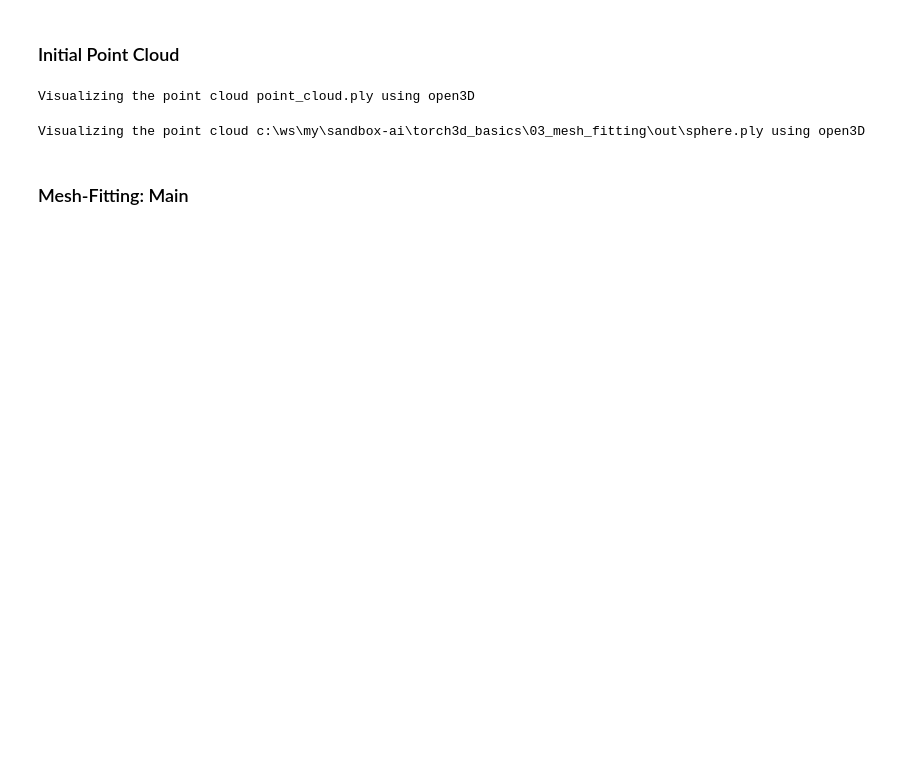
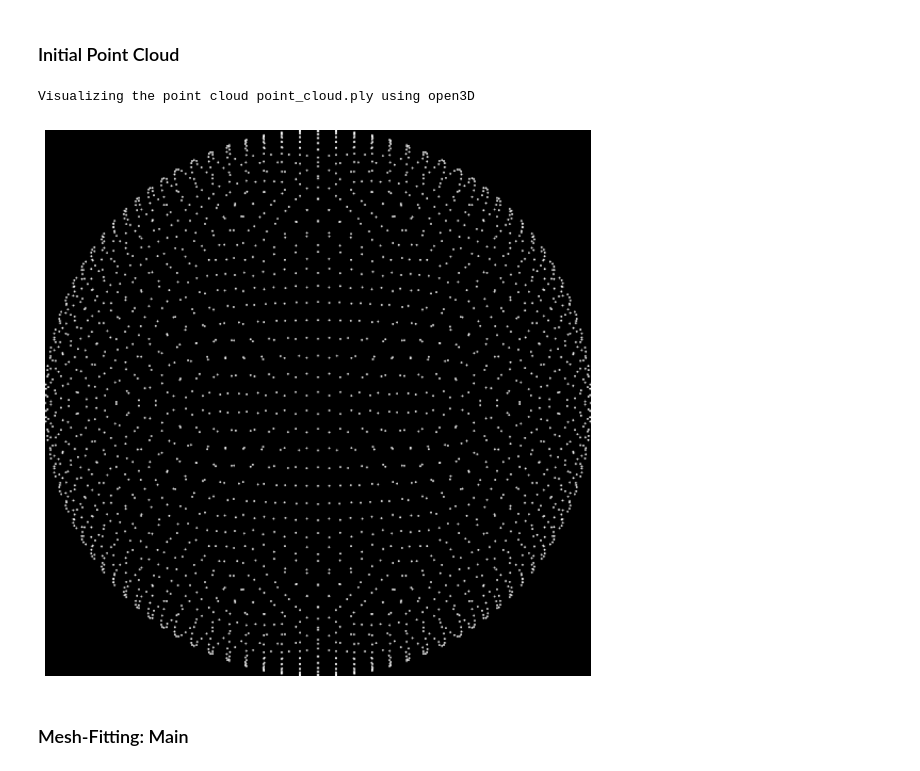
Before and after one commit to d-k-ivanov/sandbox-ai, a Jupyter notebook: torch3d_basics/03_mesh_fitting/03_mesh_fitting.ipynb, the cells around one changed output. Saved outputs shown, nothing was run; the diff lists cells and outputs as text; code cells hidden in the pictures; blank space fills up the shorter version.

Commit message:
sandbox-ai: 2024-15-11-03-33

```diff
--- a/torch3d_basics/03_mesh_fitting/03_mesh_fitting.ipynb
+++ b/torch3d_basics/03_mesh_fitting/03_mesh_fitting.ipynb
@@ -43,3 +84,17 @@ os.mkdir(out_path)
+# %%
+if torch.cuda.is_available():
+    device = torch.device("cuda:0")
+else:
+    device = torch.device("cpu")
+    print("WARNING: CPU only, this will be slow!")
+
+# Initialize a camera.
+# R, T = look_at_view_transform(20, 80, 360)
+R, T = look_at_view_transform(dist=20, elev=80, azim=360)
+cameras = FoVOrthographicCameras(device=device, R=R, T=T, znear=0.01)
+raster_settings = PointsRasterizationSettings(image_size=512, radius=0.005, points_per_pixel=10)
+rasterizer = PointsRasterizer(cameras=cameras, raster_settings=raster_settings)
+renderer = PointsRenderer(rasterizer=rasterizer, compositor=AlphaCompositor())
 # %% [markdown]
 ### Initial Point Cloud
 # %%
@@ -50,16 +105,19 @@ Visualizing the point cloud point_cloud.ply using open3D
 # %%
 if torch.cuda.is_available():
     device = torch.device("cuda:0")
 else:
     device = torch.device("cpu")
     print("WARNING: CPU only, this will be slow!")
-sphere_mesh = ico_sphere(8, device)
+
+sphere_mesh = ico_sphere(4, device)
 sphere_verts, sphere_faces = sphere_mesh.get_mesh_verts_faces(0)
 sphere_ply = os.path.join(out_path, "sphere.ply")
 save_ply(sphere_ply, sphere_verts, sphere_faces, ascii=True)
-visualize_point_cloud(sphere_ply)
+
+visualize_point_cloud2(sphere_verts, device, renderer)
+# visualize_point_cloud(sphere_ply)
 # %% [output]
-Visualizing the point cloud c:\ws\my\sandbox-ai\torch3d_basics\03_mesh_fitting\out\sphere.ply using open3D
+[figure, added]
 # %% [markdown]
 ### Mesh-Fitting: Main
 # %%
```
Also changed, not shown: parts of 5 cells of this notebook.
